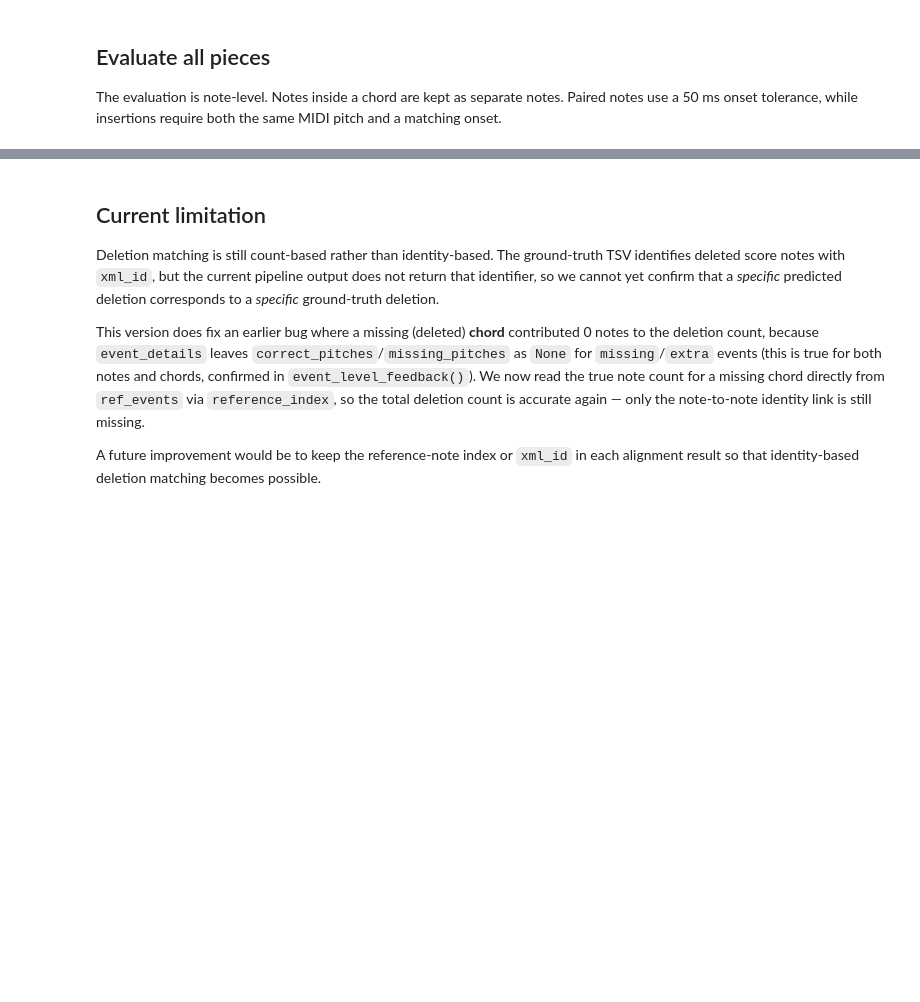
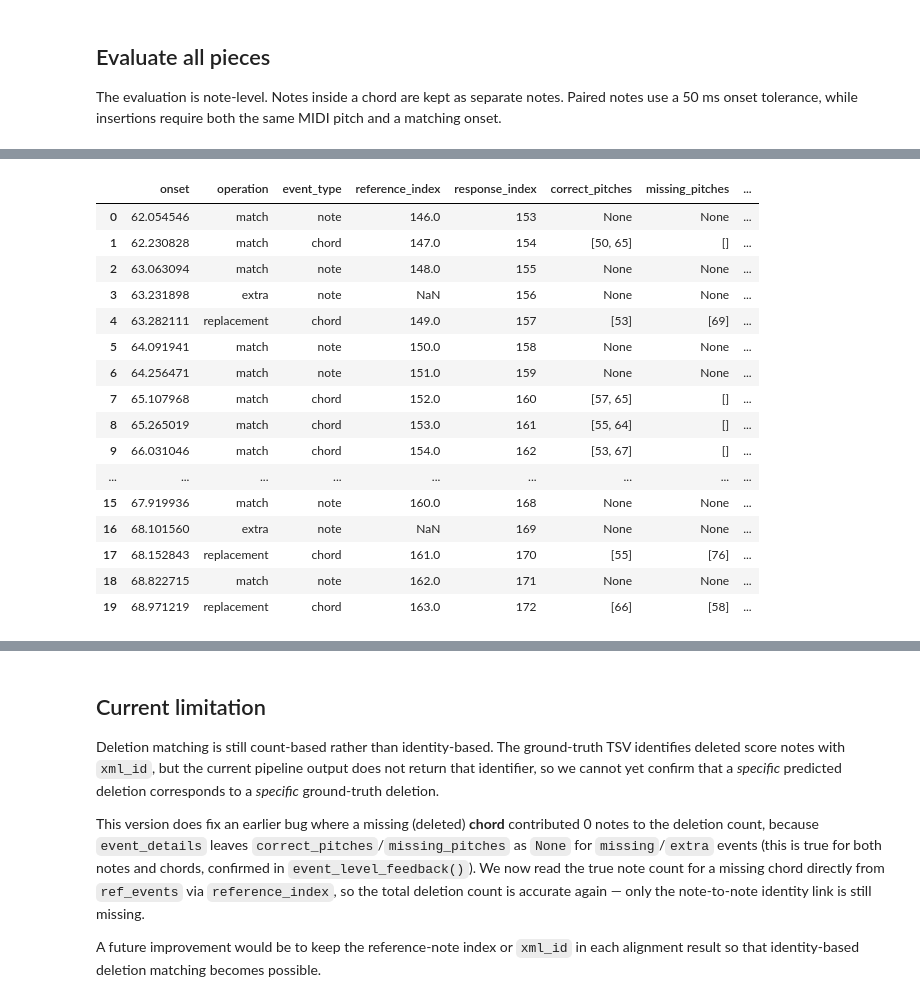
Before and after one commit to lambda-feedback/compareMusic, a Jupyter notebook: notebooks/Alignment_on_nASAPdataset.ipynb, the cells around one changed output, grey strips where cells are left out. Cells and saved outputs as stored; diff of their text form; code cells hidden in the pictures; blank space fills up the shorter version.

```diff
--- a/notebooks/Alignment_on_nASAPdataset.ipynb
+++ b/notebooks/Alignment_on_nASAPdataset.ipynb
@@ -536,0 +1007,49 @@ Mean F1       : 0.9691
+# %%
+segment_event_details = []
+
+for event in selected_result["event_details"]:
+    response_index = event.get("response_index")
+
+    if response_index is None:
+        continue
+
+    response_event = selected_result[
+        "response_events_normalized"
+    ][response_index - 1]
+
+    event_onset = (
+        response_event["event_start"]
+        + selected_result["response_onset_offset"]
+    )
+
+    if START_TIME <= event_onset <= END_TIME:
+        segment_event_details.append({
+            "onset": event_onset,
+            "operation": event["operation_type"],
+            "event_type": event["event_type"],
+            "reference_index": event.get("reference_index"),
+            "response_index": response_index,
+            "correct_pitches": event.get("correct_pitches"),
+            "missing_pitches": event.get("missing_pitches"),
+            "extra_pitches": event.get("extra_pitches"),
+        })
+
+display(pd.DataFrame(segment_event_details))
+# %% [output]
+|  | onset | operation | event_type | reference_index | response_index | correct_pitches | missing_pitches | ... |
+| 0 | 62.054546 | match | note | 146.0 | 153 | None | None | ... |
+| 1 | 62.230828 | match | chord | 147.0 | 154 | [50, 65] | [] | ... |
+| 2 | 63.063094 | match | note | 148.0 | 155 | None | None | ... |
+| 3 | 63.231898 | extra | note | NaN | 156 | None | None | ... |
+| 4 | 63.282111 | replacement | chord | 149.0 | 157 | [53] | [69] | ... |
+| 5 | 64.091941 | match | note | 150.0 | 158 | None | None | ... |
+| 6 | 64.256471 | match | note | 151.0 | 159 | None | None | ... |
+| 7 | 65.107968 | match | chord | 152.0 | 160 | [57, 65] | [] | ... |
+| 8 | 65.265019 | match | chord | 153.0 | 161 | [55, 64] | [] | ... |
+| 9 | 66.031046 | match | chord | 154.0 | 162 | [53, 67] | [] | ... |
+| ... | ... | ... | ... | ... | ... | ... | ... | ... |
+| 15 | 67.919936 | match | note | 160.0 | 168 | None | None | ... |
+| 16 | 68.101560 | extra | note | NaN | 169 | None | None | ... |
+| 17 | 68.152843 | replacement | chord | 161.0 | 170 | [55] | [76] | ... |
+| 18 | 68.822715 | match | note | 162.0 | 171 | None | None | ... |
+| 19 | 68.971219 | replacement | chord | 163.0 | 172 | [66] | [58] | ... |
```
Also changed, not shown: parts of 18 cells of this notebook.
